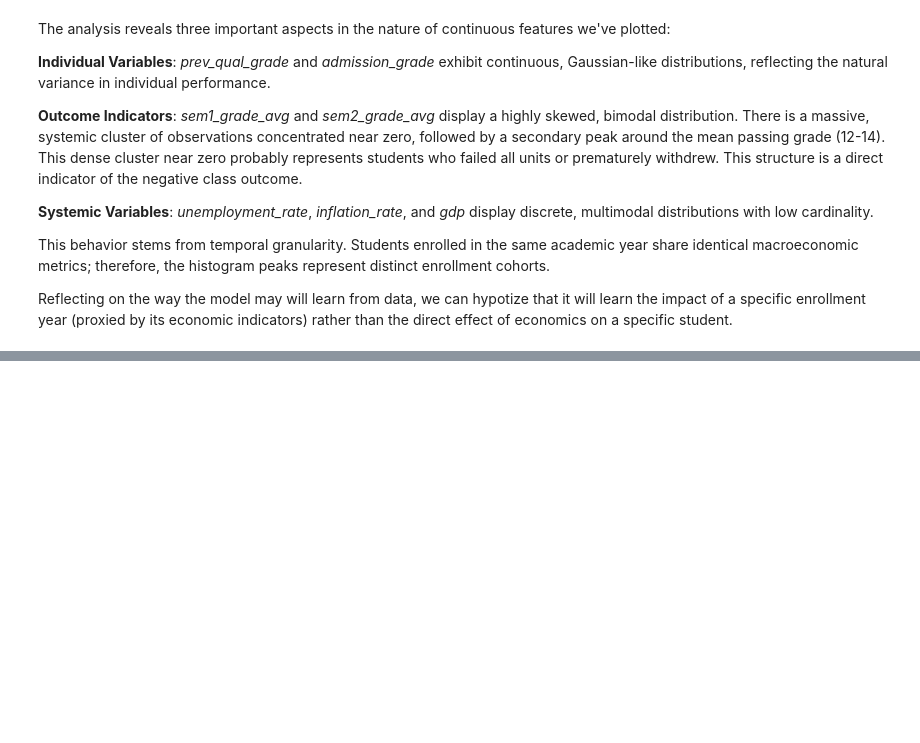
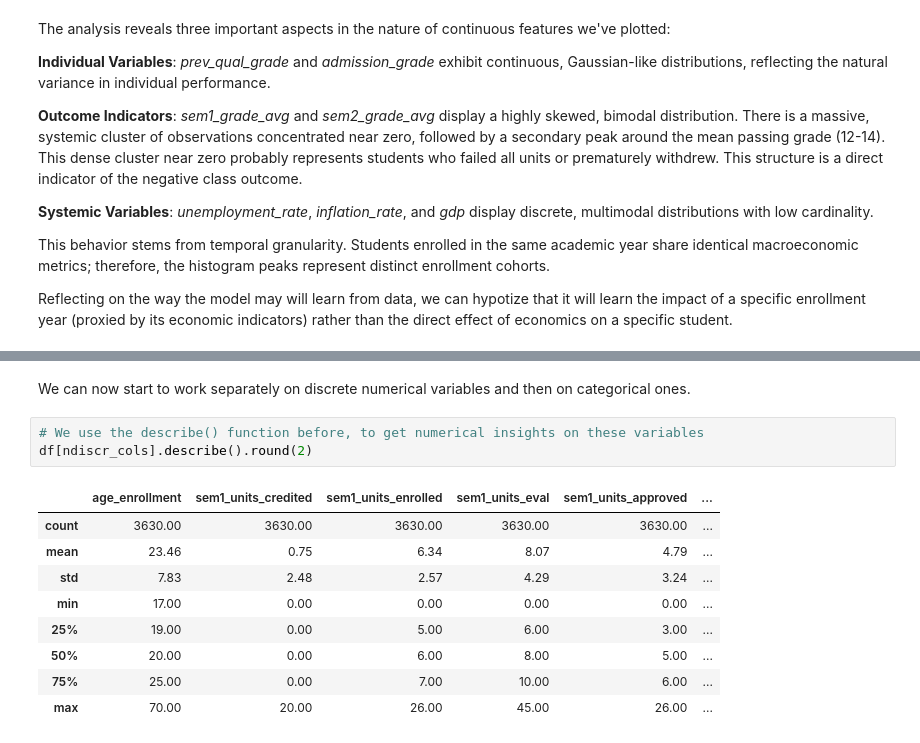
Before and after one commit to MatteoCorsi-git/Master-Data-Science-Statistical-Learning---UNIFI-IMT-Lucca---2024-25, a Jupyter notebook: hands_on_lab (Python)/bozza_hands_on_python_ML_project.ipynb, the cells around one changed output, grey strips where cells are left out. Saved outputs shown, nothing was run; the diff lists cells and outputs as text; blank space fills up the shorter version.

```diff
--- a/hands_on_lab (Python)/bozza_hands_on_python_ML_project.ipynb
+++ b/hands_on_lab (Python)/bozza_hands_on_python_ML_project.ipynb
@@ -279,0 +305,15 @@ print(cat_cols)
+# %% [markdown]
+We can now start to work separately on discrete numerical variables and then on categorical ones.
+# %%
+# We use the describe() function before, to get numerical insights on these variables
+df[ndiscr_cols].describe().round(2)
+# %% [output]
+|  | age_enrollment | sem1_units_credited | sem1_units_enrolled | sem1_units_eval | sem1_units_approved | ... |
+| count | 3630.00 | 3630.00 | 3630.00 | 3630.00 | 3630.00 | ... |
+| mean | 23.46 | 0.75 | 6.34 | 8.07 | 4.79 | ... |
+| std | 7.83 | 2.48 | 2.57 | 4.29 | 3.24 | ... |
+| min | 17.00 | 0.00 | 0.00 | 0.00 | 0.00 | ... |
+| 25% | 19.00 | 0.00 | 5.00 | 6.00 | 3.00 | ... |
+| 50% | 20.00 | 0.00 | 6.00 | 8.00 | 5.00 | ... |
+| 75% | 25.00 | 0.00 | 7.00 | 10.00 | 6.00 | ... |
+| max | 70.00 | 20.00 | 26.00 | 45.00 | 26.00 | ... |
```
Also changed, not shown: parts of 13 cells of this notebook.
